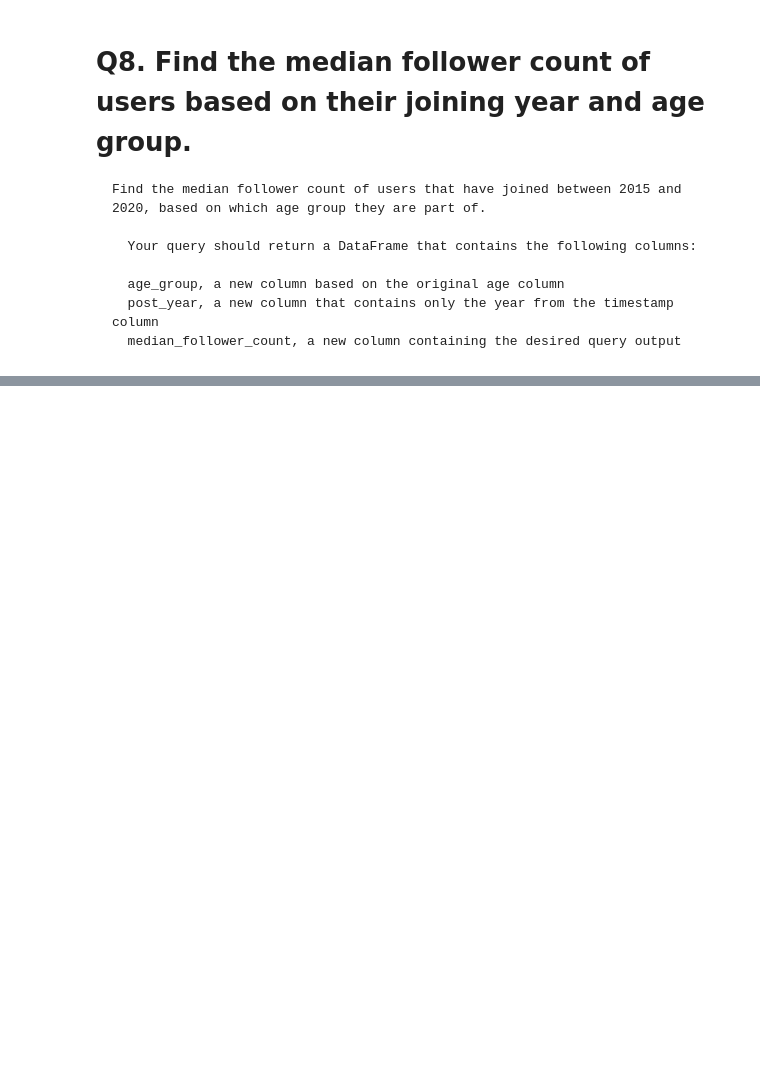
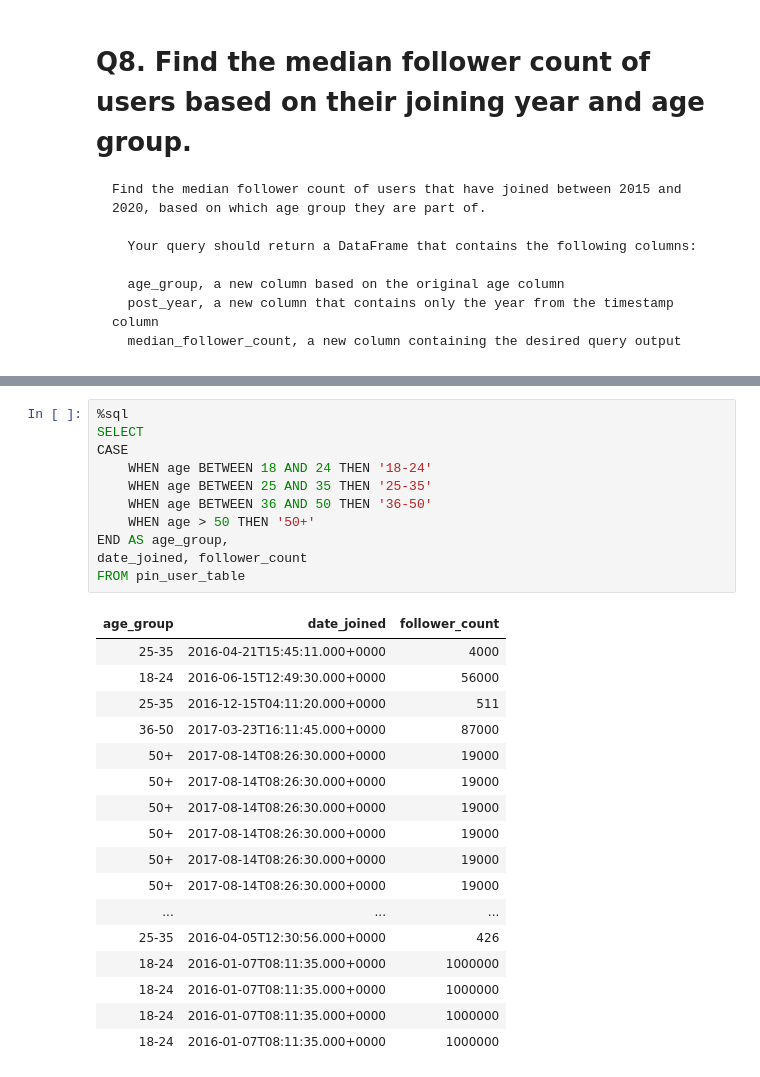
Before and after one commit to chemi5t/pinterest-data-pipeline905, a Jupyter notebook: databricks/_3_pinterest_queries.ipynb, the cells around one changed output, grey strips where cells are left out. Drawn from its saved outputs; the diff is of its cells as text; blank space fills up the shorter version.

```diff
--- a/databricks/_3_pinterest_queries.ipynb
+++ b/databricks/_3_pinterest_queries.ipynb
@@ -243,0 +432,29 @@ df_pin_geo.show()
+# %%
+%sql
+SELECT
+CASE
+    WHEN age BETWEEN 18 AND 24 THEN '18-24'
+    WHEN age BETWEEN 25 AND 35 THEN '25-35'
+    WHEN age BETWEEN 36 AND 50 THEN '36-50'
+    WHEN age > 50 THEN '50+'
+END AS age_group,
+date_joined, follower_count
+FROM pin_user_table
+# %% [output]
+| age_group | date_joined | follower_count |
+| 25-35 | 2016-04-21T15:45:11.000+0000 | 4000 |
+| 18-24 | 2016-06-15T12:49:30.000+0000 | 56000 |
+| 25-35 | 2016-12-15T04:11:20.000+0000 | 511 |
+| 36-50 | 2017-03-23T16:11:45.000+0000 | 87000 |
+| 50+ | 2017-08-14T08:26:30.000+0000 | 19000 |
+| 50+ | 2017-08-14T08:26:30.000+0000 | 19000 |
+| 50+ | 2017-08-14T08:26:30.000+0000 | 19000 |
+| 50+ | 2017-08-14T08:26:30.000+0000 | 19000 |
+| 50+ | 2017-08-14T08:26:30.000+0000 | 19000 |
+| 50+ | 2017-08-14T08:26:30.000+0000 | 19000 |
+| ... | ... | ... |
+| 25-35 | 2016-04-05T12:30:56.000+0000 | 426 |
+| 18-24 | 2016-01-07T08:11:35.000+0000 | 1000000 |
+| 18-24 | 2016-01-07T08:11:35.000+0000 | 1000000 |
+| 18-24 | 2016-01-07T08:11:35.000+0000 | 1000000 |
+| 18-24 | 2016-01-07T08:11:35.000+0000 | 1000000 |
```
Also changed, not shown: parts of 20 cells of this notebook, 7 other files.
